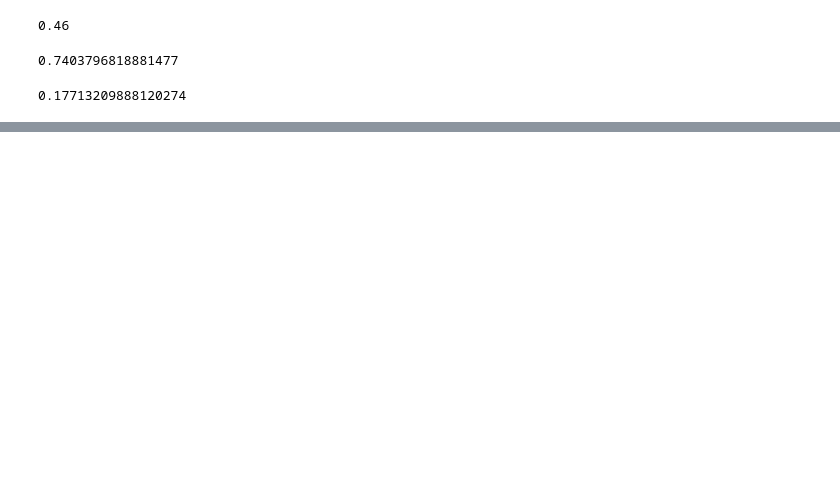
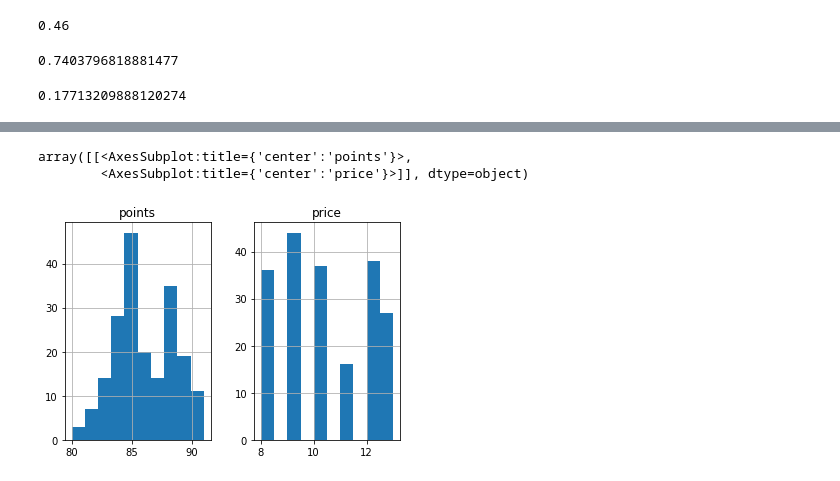
Before and after one commit to EleonoraCataldo/CODEAcademyDataScience, a Jupyter notebook: Project1-BlueberryWinery.ipynb, the cells around one changed output, grey strips where cells are left out. Saved outputs shown, nothing was run; the diff lists cells and outputs as text; code cells hidden in the pictures; blank space fills up the shorter version.

```diff
--- a/Project1-BlueberryWinery.ipynb
+++ b/Project1-BlueberryWinery.ipynb
@@ -254,0 +331,6 @@ kappa(pred, y_test)
+# %%
+price_df.hist()
+# %% [output]
+array([[<AxesSubplot:title={'center':'points'}>,
+        <AxesSubplot:title={'center':'price'}>]], dtype=object)
+[figure, added]
```
Also changed, not shown: parts of 19 cells of this notebook.
